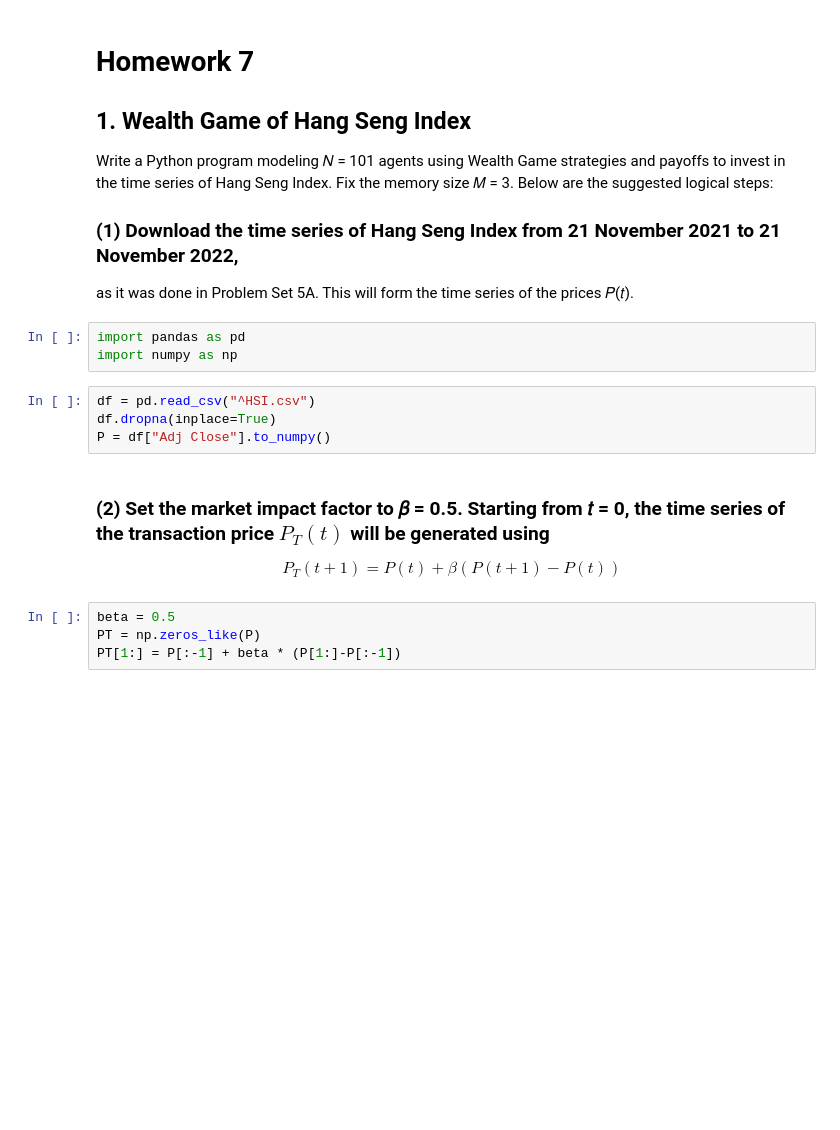
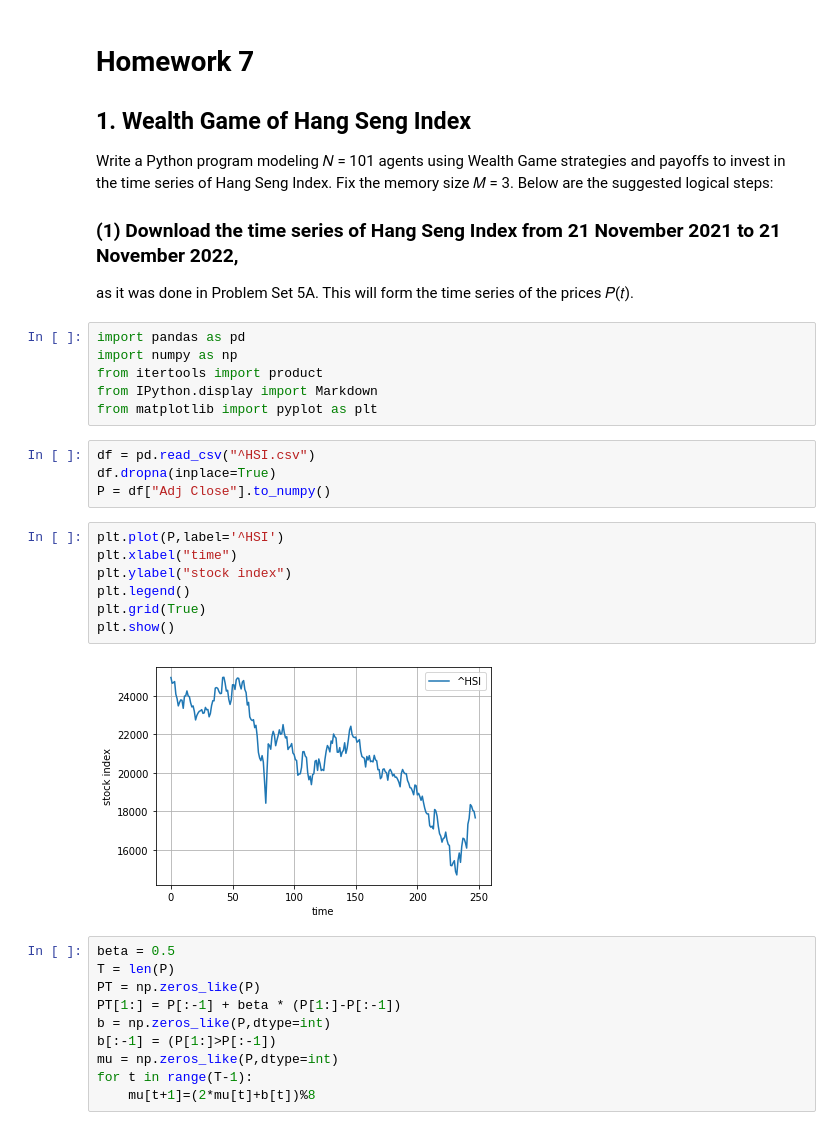
Before and after one commit to Algebra-FUN/DDM-Coursework, a Jupyter notebook: MSDM5003/Assignment/HW7/HW7.ipynb, the cells around one changed output. Saved outputs shown, nothing was run; the diff lists cells and outputs as text; blank space fills up the shorter version.

```diff
--- a/MSDM5003/Assignment/HW7/HW7.ipynb
+++ b/MSDM5003/Assignment/HW7/HW7.ipynb
@@ -9,17 +9,29 @@ as it was done in Problem Set 5A. This will form the time series of the prices
 # %%
 import pandas as pd
 import numpy as np
+from itertools import product
+from IPython.display import Markdown
+from matplotlib import pyplot as plt
 # %%
 df = pd.read_csv("^HSI.csv")
 df.dropna(inplace=True)
 P = df["Adj Close"].to_numpy()
-# %% [markdown]
-### (2) Set the market impact factor to 𝛽 = 0.5. Starting from 𝑡 = 0, the time series of the transaction price $P_T(t)$ will be generated using
-
-$$
-P_T(t+1)=P(t)+\beta(P(t+1)-P(t))
-$$
+# %%
+plt.plot(P,label='^HSI')
+plt.xlabel("time")
+plt.ylabel("stock index")
+plt.legend()
+plt.grid(True)
+plt.show()
+# %% [output]
+[figure, added]
 # %%
 beta = 0.5
+T = len(P)
 PT = np.zeros_like(P)
 PT[1:] = P[:-1] + beta * (P[1:]-P[:-1])
+b = np.zeros_like(P,dtype=int)
+b[:-1] = (P[1:]>P[:-1])
+mu = np.zeros_like(P,dtype=int)
+for t in range(T-1):
+    mu[t+1]=(2*mu[t]+b[t])%8
```
Also changed, not shown: parts of 9 cells of this notebook.
